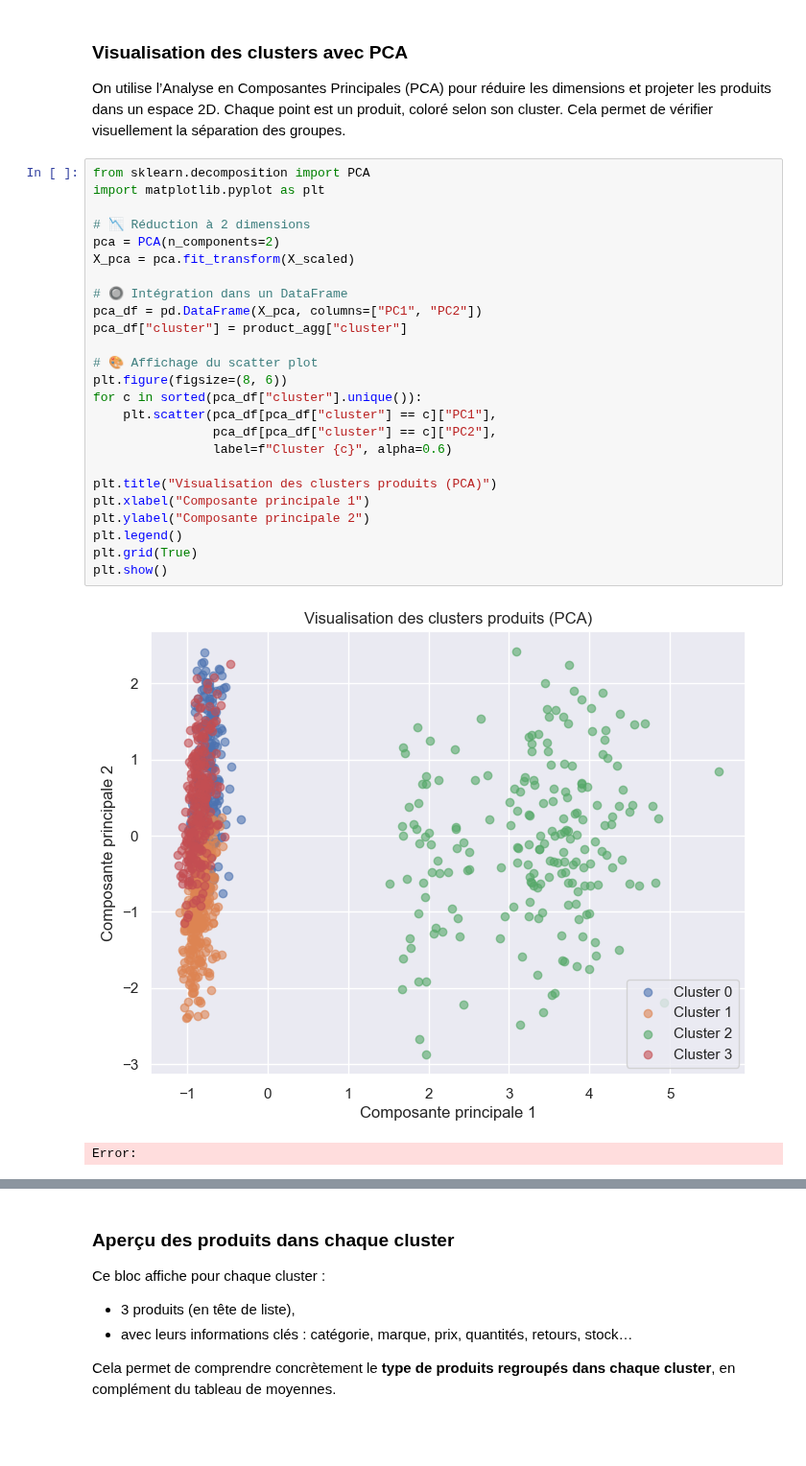
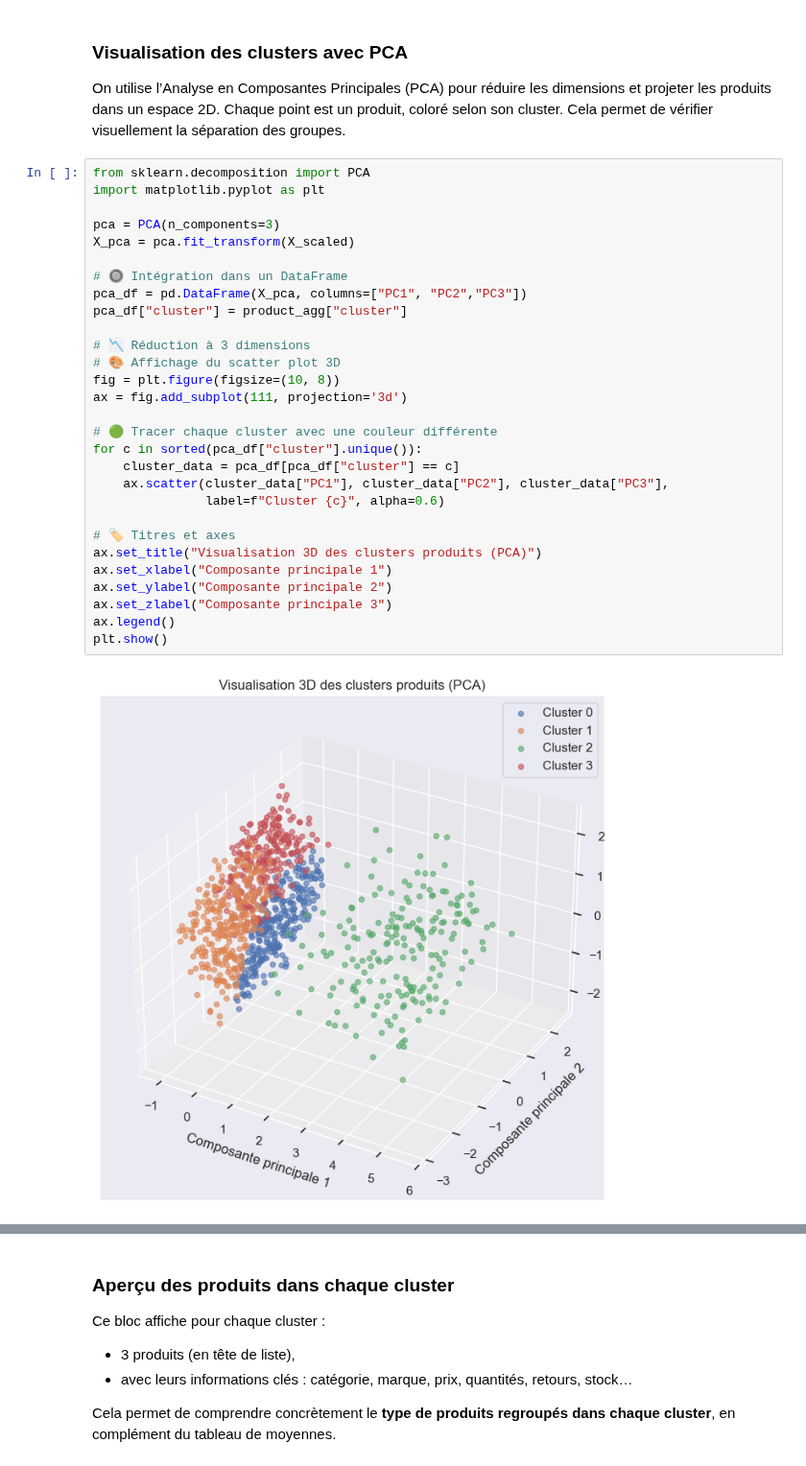
Before and after one commit to Fanaingamampiandra/Projet_Supply_chain, a Jupyter notebook: stephanie/clustering.ipynb, the cells around one changed output, grey strips where cells are left out. Shown at 96% size. Drawn from its saved outputs; the diff is of its cells as text; blank space fills up the shorter version.

Commit message:
Add 3D graphiqe

```diff
--- a/stephanie/clustering.ipynb
+++ b/stephanie/clustering.ipynb
@@ -505,28 +520,31 @@ Cela permet de vérifier visuellement la séparation des groupes.
 # %%
 from sklearn.decomposition import PCA
 import matplotlib.pyplot as plt
 
-# 📉 Réduction à 2 dimensions
-pca = PCA(n_components=2)
+pca = PCA(n_components=3)
 X_pca = pca.fit_transform(X_scaled)
 
 # 🔘 Intégration dans un DataFrame
-pca_df = pd.DataFrame(X_pca, columns=["PC1", "PC2"])
+pca_df = pd.DataFrame(X_pca, columns=["PC1", "PC2","PC3"])
 pca_df["cluster"] = product_agg["cluster"]
 
-# 🎨 Affichage du scatter plot
-plt.figure(figsize=(8, 6))
+# 📉 Réduction à 3 dimensions
+# 🎨 Affichage du scatter plot 3D
+fig = plt.figure(figsize=(10, 8))
+ax = fig.add_subplot(111, projection='3d')
+
+# 🟢 Tracer chaque cluster avec une couleur différente
 for c in sorted(pca_df["cluster"].unique()):
-    plt.scatter(pca_df[pca_df["cluster"] == c]["PC1"],
-                pca_df[pca_df["cluster"] == c]["PC2"],
-                label=f"Cluster {c}", alpha=0.6)
+    cluster_data = pca_df[pca_df["cluster"] == c]
+    ax.scatter(cluster_data["PC1"], cluster_data["PC2"], cluster_data["PC3"],
+               label=f"Cluster {c}", alpha=0.6)
 
-plt.title("Visualisation des clusters produits (PCA)")
-plt.xlabel("Composante principale 1")
-plt.ylabel("Composante principale 2")
-plt.legend()
-plt.grid(True)
+# 🏷️ Titres et axes
+ax.set_title("Visualisation 3D des clusters produits (PCA)")
+ax.set_xlabel("Composante principale 1")
+ax.set_ylabel("Composante principale 2")
+ax.set_zlabel("Composante principale 3")
+ax.legend()
 plt.show()
 # %% [output]
-[figure, old version]
+[figure, new version]
-Error:
```
Also changed, not shown: parts of 7 cells of this notebook.
